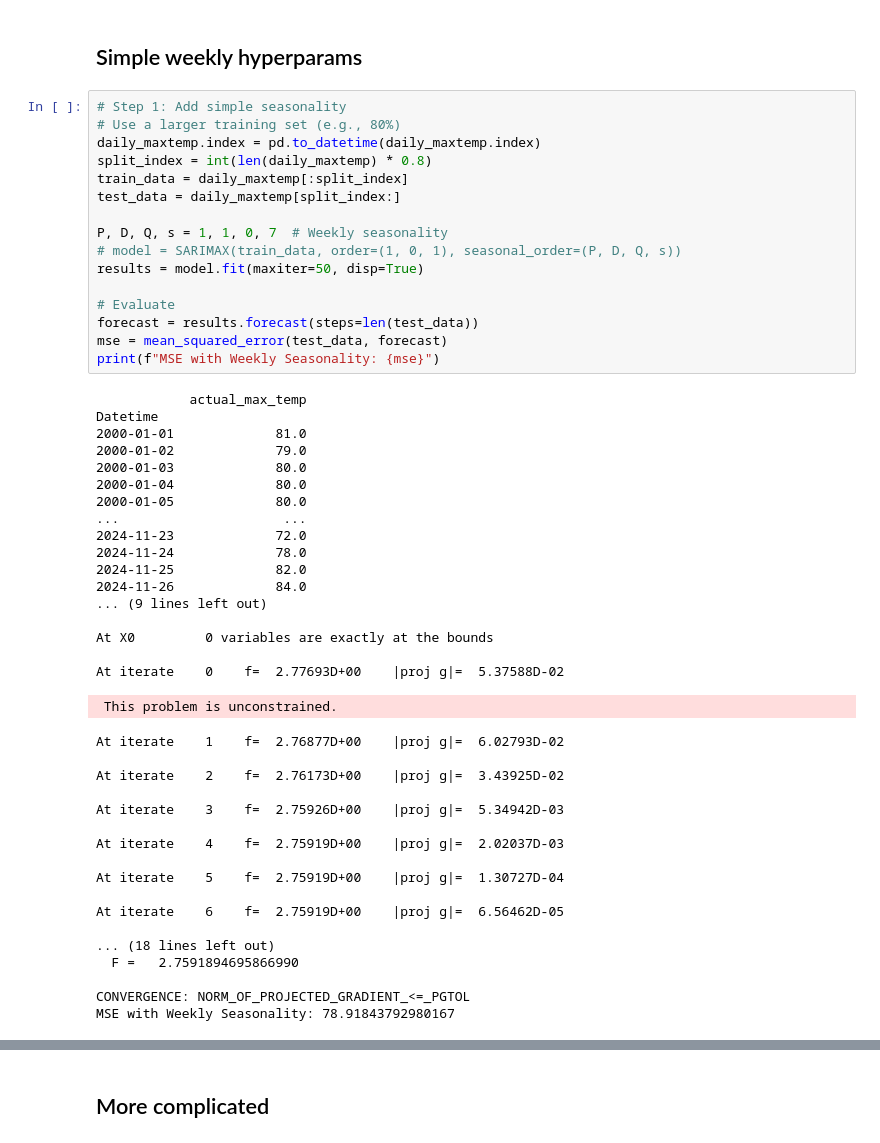
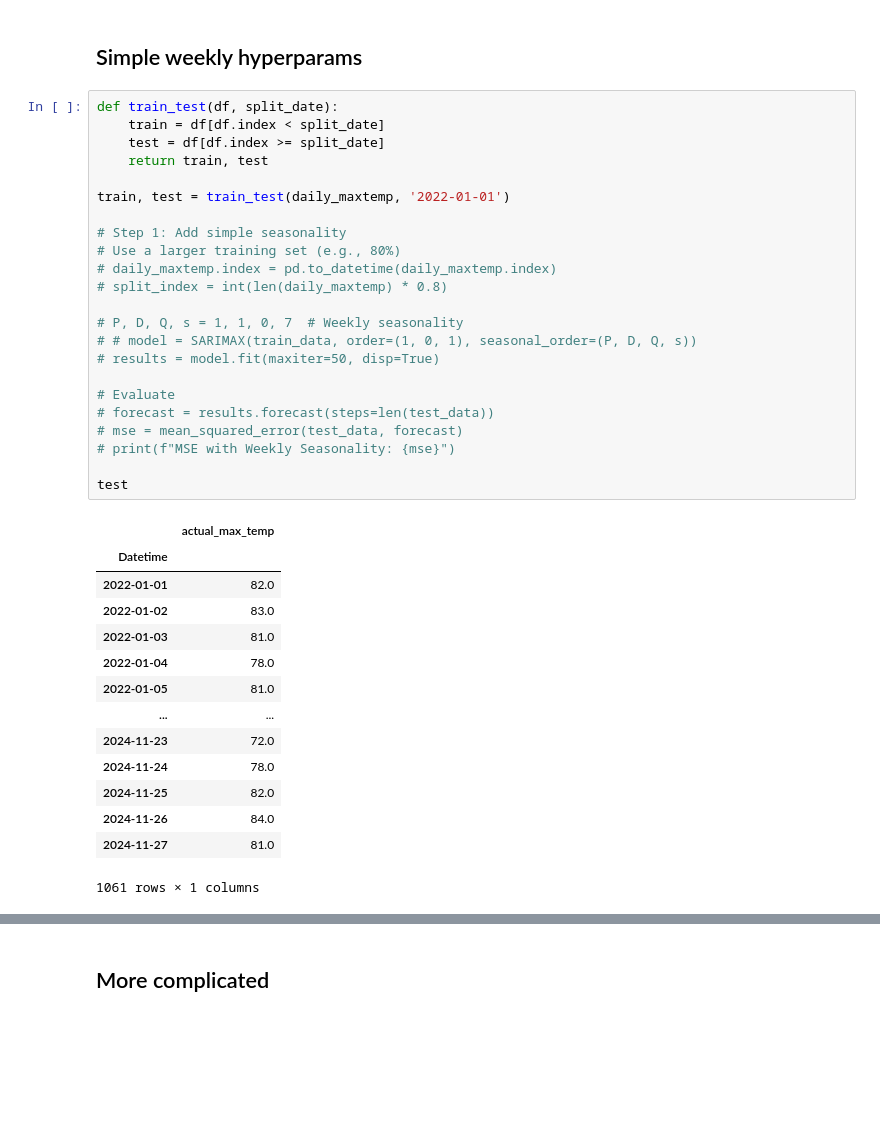
Before and after one commit to comp484-IntroToAI/semester-project-bram-long, a Jupyter notebook: Sarima-notebook.ipynb, the cells around one changed output, grey strips where cells are left out. Drawn from its saved outputs; the diff is of its cells as text; blank space fills up the shorter version.

```diff
--- a/Sarima-notebook.ipynb
+++ b/Sarima-notebook.ipynb
@@ -100,54 +100,40 @@ plt.show()
 # %% [markdown]
 ## Simple weekly hyperparams
 # %%
+def train_test(df, split_date):
+    train = df[df.index < split_date]
+    test = df[df.index >= split_date]
+    return train, test
+
+train, test = train_test(daily_maxtemp, '2022-01-01')
+
 # Step 1: Add simple seasonality
 # Use a larger training set (e.g., 80%)
-daily_maxtemp.index = pd.to_datetime(daily_maxtemp.index)
-split_index = int(len(daily_maxtemp) * 0.8)
-train_data = daily_maxtemp[:split_index]
-test_data = daily_maxtemp[split_index:]
+# daily_maxtemp.index = pd.to_datetime(daily_maxtemp.index)
+# split_index = int(len(daily_maxtemp) * 0.8)
 
-P, D, Q, s = 1, 1, 0, 7  # Weekly seasonality
-# model = SARIMAX(train_data, order=(1, 0, 1), seasonal_order=(P, D, Q, s))
-results = model.fit(maxiter=50, disp=True)
+# P, D, Q, s = 1, 1, 0, 7  # Weekly seasonality
+# # model = SARIMAX(train_data, order=(1, 0, 1), seasonal_order=(P, D, Q, s))
+# results = model.fit(maxiter=50, disp=True)
 
 # Evaluate
-forecast = results.forecast(steps=len(test_data))
-mse = mean_squared_error(test_data, forecast)
-print(f"MSE with Weekly Seasonality: {mse}")
+# forecast = results.forecast(steps=len(test_data))
+# mse = mean_squared_error(test_data, forecast)
+# print(f"MSE with Weekly Seasonality: {mse}")
+
+test
 # %% [output]
+|  | actual_max_temp |
+| Datetime |  |
+| 2022-01-01 | 82.0 |
+| 2022-01-02 | 83.0 |
+| 2022-01-03 | 81.0 |
+| 2022-01-04 | 78.0 |
+| 2022-01-05 | 81.0 |
+| ... | ... |
+| 2024-11-23 | 72.0 |
+| 2024-11-24 | 78.0 |
+| 2024-11-25 | 82.0 |
+| 2024-11-26 | 84.0 |
+| 2024-11-27 | 81.0 |
-            actual_max_temp
-Datetime
-2000-01-01             81.0
-2000-01-02             79.0
-2000-01-03             80.0
-2000-01-04             80.0
-2000-01-05             80.0
-...                     ...
-2024-11-23             72.0
-2024-11-24             78.0
-2024-11-25             82.0
-2024-11-26             84.0
-... (9 lines left out)
-
-At X0         0 variables are exactly at the bounds
-
-At iterate    0    f=  2.77693D+00    |proj g|=  5.37588D-02
+1061 rows × 1 columns
- This problem is unconstrained.
-At iterate    1    f=  2.76877D+00    |proj g|=  6.02793D-02
-
-At iterate    2    f=  2.76173D+00    |proj g|=  3.43925D-02
-
-At iterate    3    f=  2.75926D+00    |proj g|=  5.34942D-03
-
-At iterate    4    f=  2.75919D+00    |proj g|=  2.02037D-03
-
-At iterate    5    f=  2.75919D+00    |proj g|=  1.30727D-04
-
-At iterate    6    f=  2.75919D+00    |proj g|=  6.56462D-05
-
-... (18 lines left out)
-  F =   2.7591894695866990
-
-CONVERGENCE: NORM_OF_PROJECTED_GRADIENT_<=_PGTOL
-MSE with Weekly Seasonality: 78.91843792980167
```
Also changed, not shown: parts of 7 cells of this notebook, 9 other files.
